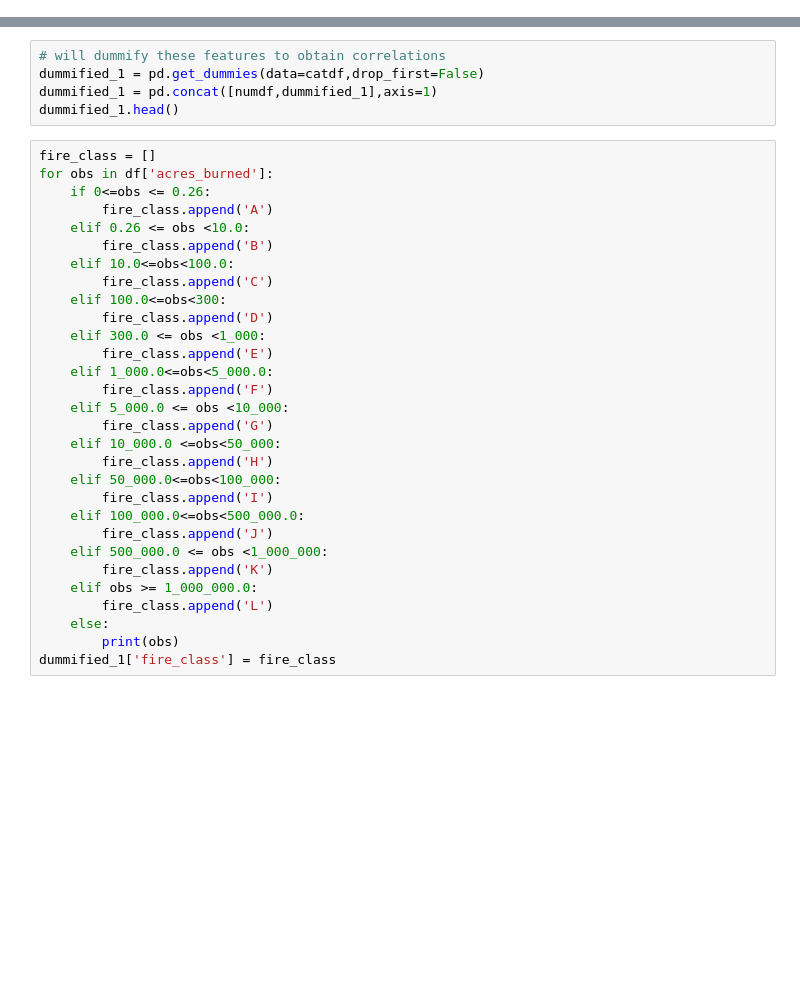
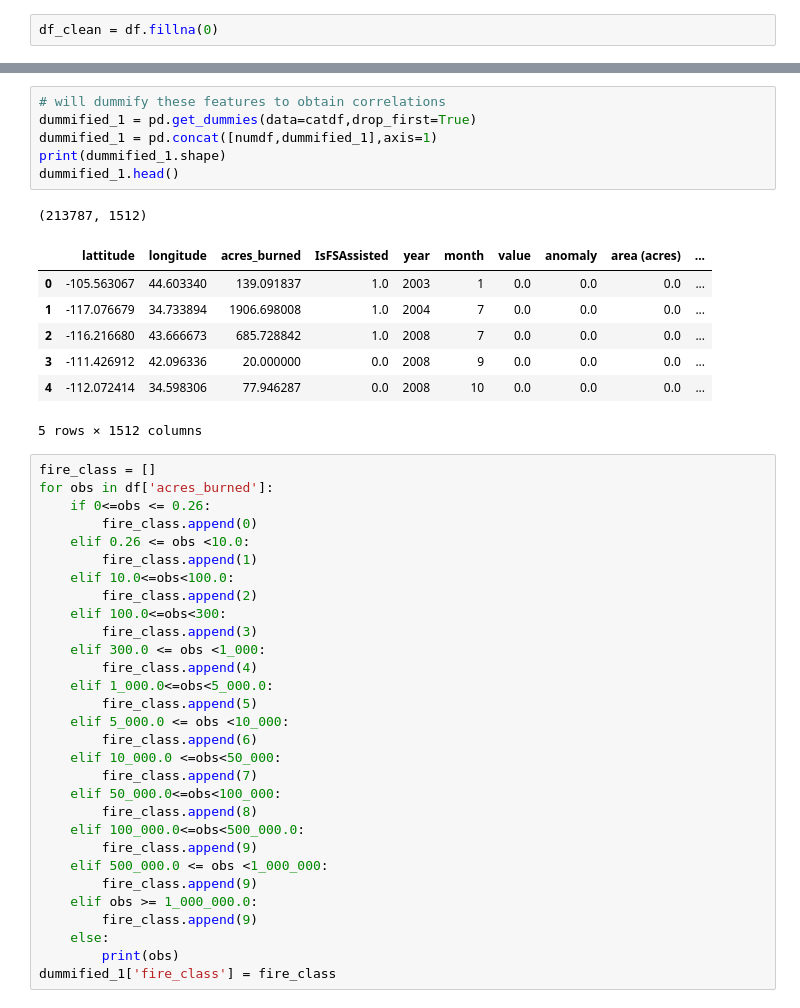
Before and after one commit to HOWBZR/Fire_Repo, a Jupyter notebook: Code/Models/xgboost_prep.ipynb, the cells around one changed output, grey strips where cells are left out. Drawn from its saved outputs; the diff is of its cells as text; blank space fills up the shorter version.

```diff
--- a/Code/Models/xgboost_prep.ipynb
+++ b/Code/Models/xgboost_prep.ipynb
@@ -9,3 +26,5 @@ df.head()
+# %%
+df_clean = df.fillna(0)
 # %%
 numerics = ['int16', 'int32', 'int64', 'float16', 'float32', 'float64']
 categorical = ['object']
@@ -16,35 +42,45 @@ catdf.head()
 # %%
 # will dummify these features to obtain correlations
-dummified_1 = pd.get_dummies(data=catdf,drop_first=False)
+dummified_1 = pd.get_dummies(data=catdf,drop_first=True)
 dummified_1 = pd.concat([numdf,dummified_1],axis=1)
+print(dummified_1.shape)
 dummified_1.head()
+# %% [output]
+(213787, 1512)
+|  | lattitude | longitude | acres_burned | IsFSAssisted | year | month | value | anomaly | area (acres) | ... |
+| 0 | -105.563067 | 44.603340 | 139.091837 | 1.0 | 2003 | 1 | 0.0 | 0.0 | 0.0 | ... |
+| 1 | -117.076679 | 34.733894 | 1906.698008 | 1.0 | 2004 | 7 | 0.0 | 0.0 | 0.0 | ... |
+| 2 | -116.216680 | 43.666673 | 685.728842 | 1.0 | 2008 | 7 | 0.0 | 0.0 | 0.0 | ... |
+| 3 | -111.426912 | 42.096336 | 20.000000 | 0.0 | 2008 | 9 | 0.0 | 0.0 | 0.0 | ... |
+| 4 | -112.072414 | 34.598306 | 77.946287 | 0.0 | 2008 | 10 | 0.0 | 0.0 | 0.0 | ... |
+5 rows × 1512 columns
 # %%
 fire_class = []
 for obs in df['acres_burned']:
     if 0<=obs <= 0.26:
-        fire_class.append('A')
+        fire_class.append(0)
     elif 0.26 <= obs <10.0:
-        fire_class.append('B')
+        fire_class.append(1)
     elif 10.0<=obs<100.0:
-        fire_class.append('C')
+        fire_class.append(2)
     elif 100.0<=obs<300:
-        fire_class.append('D')
+        fire_class.append(3)
     elif 300.0 <= obs <1_000:
-        fire_class.append('E')
+        fire_class.append(4)
     elif 1_000.0<=obs<5_000.0:
-        fire_class.append('F')
+        fire_class.append(5)
     elif 5_000.0 <= obs <10_000:
-        fire_class.append('G')
+        fire_class.append(6)
     elif 10_000.0 <=obs<50_000:
-        fire_class.append('H')
+        fire_class.append(7)
     elif 50_000.0<=obs<100_000:
-        fire_class.append('I')
+        fire_class.append(8)
     elif 100_000.0<=obs<500_000.0:
-        fire_class.append('J')
+        fire_class.append(9)
     elif 500_000.0 <= obs <1_000_000:
-        fire_class.append('K')
+        fire_class.append(9)
     elif obs >= 1_000_000.0:
-        fire_class.append('L')
+        fire_class.append(9)
     else:
         print(obs)
 dummified_1['fire_class'] = fire_class
```
Also changed, not shown: parts of 18 cells of this notebook, 2 other files.
